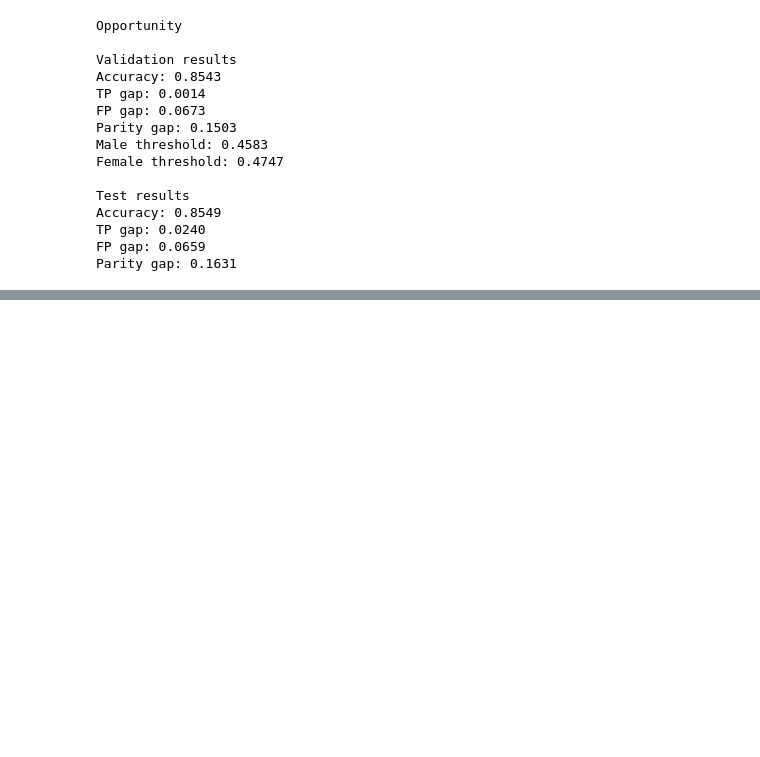
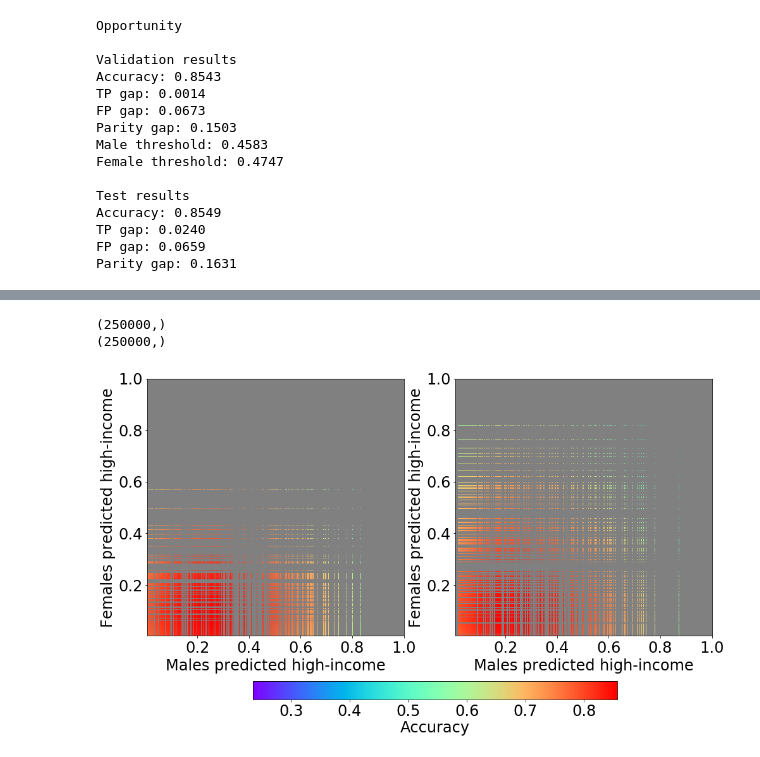
Before and after one commit to jusyc/fad, a Jupyter notebook: plots.ipynb, the cells around one changed output, grey strips where cells are left out. Saved outputs shown, nothing was run; the diff lists cells and outputs as text; code cells hidden in the pictures; blank space fills up the shorter version.

```diff
--- a/plots.ipynb
+++ b/plots.ipynb
@@ -331,0 +425,12 @@ plot_compare(opp_roc_test, 1, 'opportunity', [opp_opp_idx, opp_female_ids[opp_op
+# %%
+fig, axes = plt.subplots(1, 2, figsize=(16, 8))
+basic_stat, basic_im = plot_parity(basic_male_probs, basic_female_probs, basic_accuracies, axes[0], nbins=1000)
+parity_stat, parity_im = plot_parity(parity_male_probs, parity_female_probs, parity_accuracies, axes[1], nbins=1000)
+
+cbaxes = fig.add_axes([0.27, -0.025, 0.5, 0.05])
+cbar = fig.colorbar(parity_im, cax=cbaxes, orientation='horizontal')
+cbar.set_label('Accuracy', rotation=0, labelpad=2)
+# %% [output]
+(250000,)
+(250000,)
+[figure, added]
```
Also changed, not shown: parts of 16 cells of this notebook, 5 other files.
